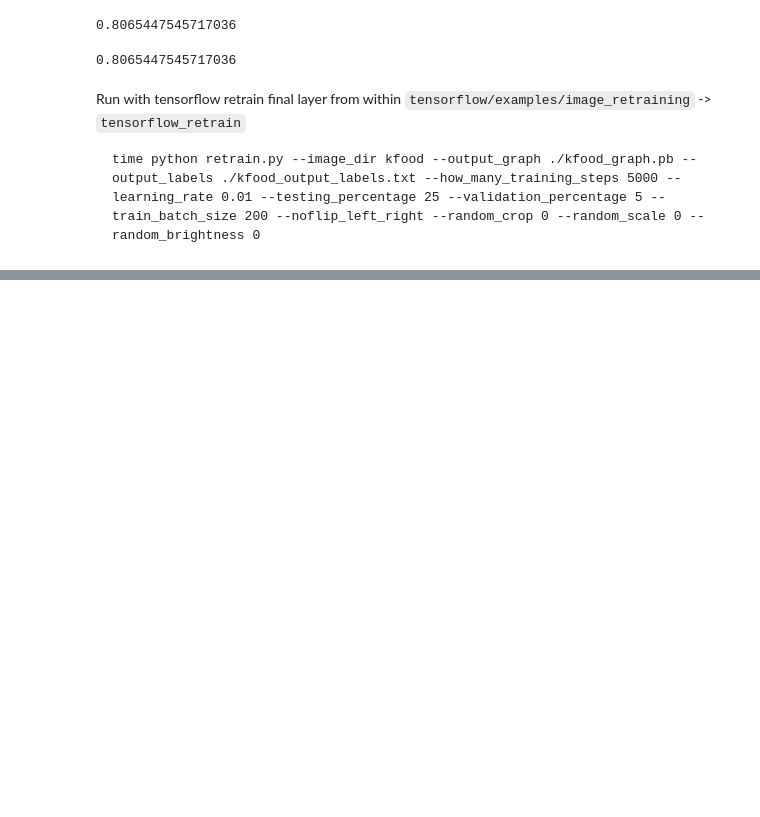
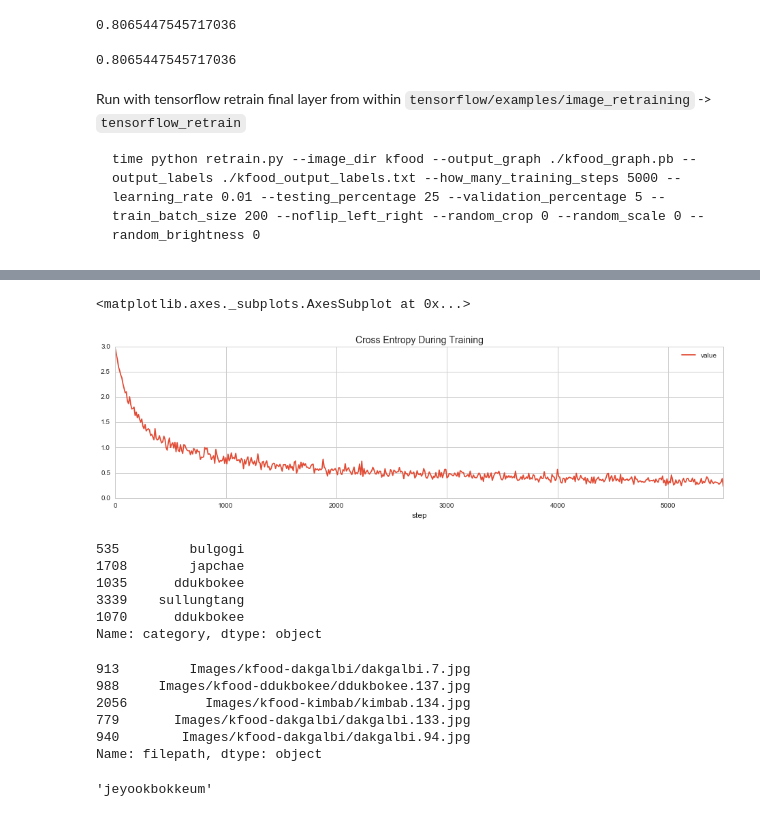
Before and after one commit to tonyslowdown/deep-features, a Jupyter notebook: kfood.ipynb, the cells around one changed output, grey strips where cells are left out. Cells and saved outputs as stored; diff of their text form; code cells hidden in the pictures; blank space fills up the shorter version.

```diff
--- a/kfood.ipynb
+++ b/kfood.ipynb
@@ -858,0 +896,5 @@ training_steps learning_rate train_batch_size flip_left_right random_crop random
+# %%
+pd.DataFrame(cross_ent).plot(kind='line', x='step', y='value', figsize=(16, 4), title="Cross Entropy During Training")
+# %% [output]
+<matplotlib.axes._subplots.AxesSubplot at 0x...>
+[figure, added]
@@ -858,0 +932,22 @@ training_steps learning_rate train_batch_size flip_left_right random_crop random
+# %%
+test_data.category.head()
+# %% [output]
+535         bulgogi
+1708        japchae
+1035      ddukbokee
+3339    sullungtang
+1070      ddukbokee
+Name: category, dtype: object
+# %%
+test_data.filepath.head()
+# %% [output]
+913         Images/kfood-dakgalbi/dakgalbi.7.jpg
+988     Images/kfood-ddukbokee/ddukbokee.137.jpg
+2056          Images/kfood-kimbab/kimbab.134.jpg
+779       Images/kfood-dakgalbi/dakgalbi.133.jpg
+940        Images/kfood-dakgalbi/dakgalbi.94.jpg
+Name: filepath, dtype: object
+# %%
+classify('Images/kfood-dakgalbi/dakgalbi.7.jpg')
+# %% [output]
+'jeyookbokkeum'
```
Also changed, not shown: parts of 15 cells of this notebook, 13 other files.
